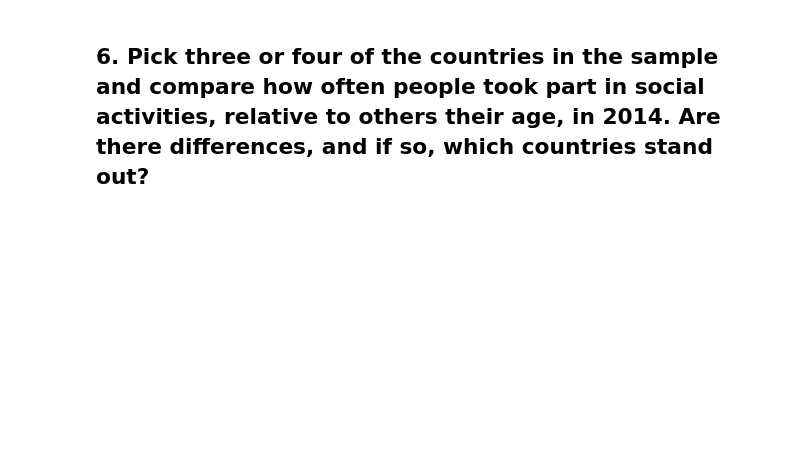
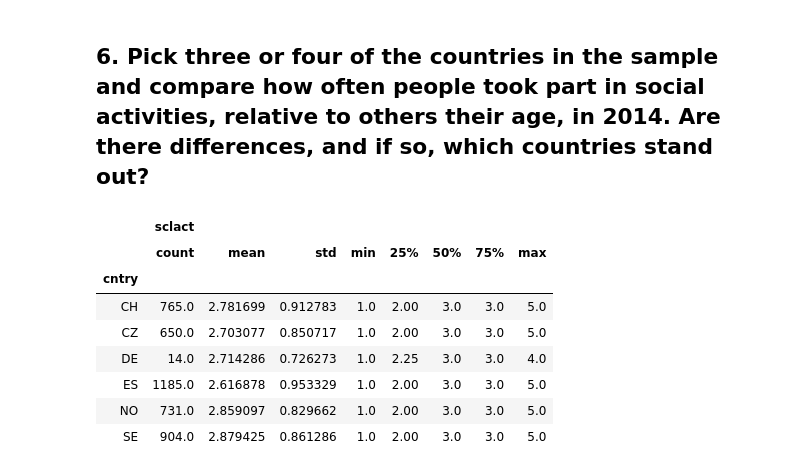
Before and after one commit to iamjeremybe/thinkful_data_science, a Jupyter notebook: Thinkful - Advanced Experimentation challenge.ipynb, the cells around one changed output. Saved outputs shown, nothing was run; the diff lists cells and outputs as text; code cells hidden in the pictures; blank space fills up the shorter version.

```diff
--- a/Thinkful - Advanced Experimentation challenge.ipynb
+++ b/Thinkful - Advanced Experimentation challenge.ipynb
@@ -547,0 +559,12 @@ TypeError: Cannot cast array data from dtype('O') to dtype('float64') according
+# %%
+social_df[['cntry','sclact']].dropna(axis='rows').groupby('cntry').describe()
+# %% [output]
+|  | sclact |  |  |  |  |  |  |  |
+|  | count | mean | std | min | 25% | 50% | 75% | max |
+| cntry |  |  |  |  |  |  |  |  |
+| CH | 765.0 | 2.781699 | 0.912783 | 1.0 | 2.00 | 3.0 | 3.0 | 5.0 |
+| CZ | 650.0 | 2.703077 | 0.850717 | 1.0 | 2.00 | 3.0 | 3.0 | 5.0 |
+| DE | 14.0 | 2.714286 | 0.726273 | 1.0 | 2.25 | 3.0 | 3.0 | 4.0 |
+| ES | 1185.0 | 2.616878 | 0.953329 | 1.0 | 2.00 | 3.0 | 3.0 | 5.0 |
+| NO | 731.0 | 2.859097 | 0.829662 | 1.0 | 2.00 | 3.0 | 3.0 | 5.0 |
+| SE | 904.0 | 2.879425 | 0.861286 | 1.0 | 2.00 | 3.0 | 3.0 | 5.0 |
```
Also changed, not shown: parts of 28 cells of this notebook.
